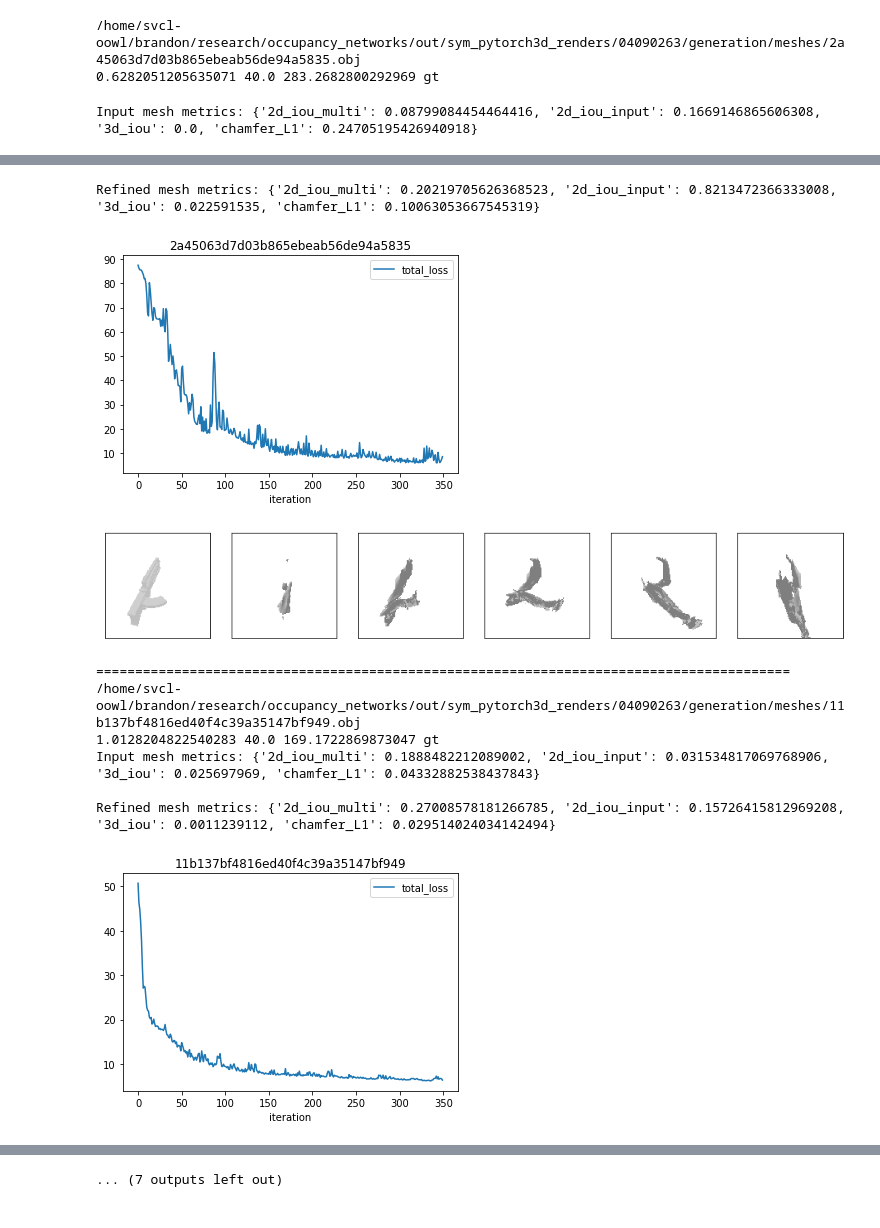
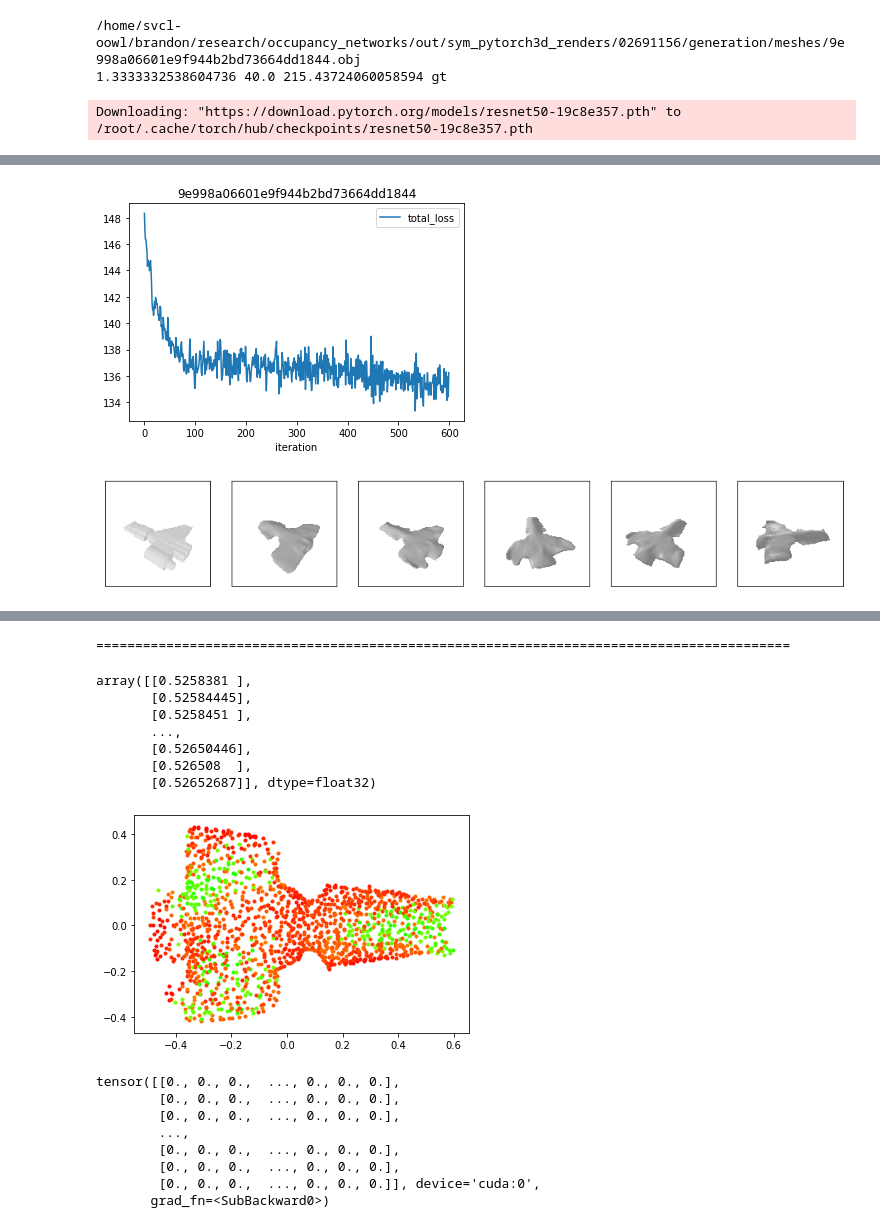
Before and after one commit to b7leung/sil_consistent_at_inference, a Jupyter notebook: notebooks/Simulate_Full_Pipeline.ipynb, the cells around one changed output, grey strips where cells are left out. Drawn from its saved outputs; the diff is of its cells as text; code cells hidden in the pictures.

```diff
--- a/notebooks/Simulate_Full_Pipeline.ipynb
+++ b/notebooks/Simulate_Full_Pipeline.ipynb
@@ -35,7 +38,7 @@ from mesh_refiner import MeshRefiner
 # %%
 # shapenet
 dataset_type = "shapenet"
-class_name = "04090263"
+class_name = "02691156"
 gt_shapes_list_path = "data/gt_shapes_path_lists/shapenet_{}_gt_shapes.lst".format(class_name)
 
 # regular
@@ -59,8 +62,8 @@ input_mesh_dir = "/home/svcl-oowl/brandon/research/occupancy_networks/out/sym_py
 #input_img_dir = "data/pix3d_images_processed_filtered/{}/rgba".format(class_name)
 #gt_shapes_list_path = "data/gt_shapes_path_lists/pix3d_{}_gt_shapes.lst".format(class_name)
 # %%
-#cfg_path = "configs/test.yaml"
-cfg_path = "configs/final_refinement_params.yaml"
+cfg_path = "configs/test.yaml"
+#cfg_path = "configs/final_refinement_params.yaml"
 #cfg_path = "configs/ablation_4_params.yaml"
 
 device = torch.device("cuda:0")
@@ -77,13 +80,18 @@ instances = [str(path).split('/')[-1].replace(".obj", "") for path in list(Path(
 #instances = ['2394', '1517', '0191', '1598']
 #instances = instances[:20]
 # airplane sym
+instances = ["9e998a06601e9f944b2bd73664dd1844"]
+#instances = ["5eb91263da1f0bf3e816c75152573ee0"]
 #instances = ["5eb91263da1f0bf3e816c75152573ee0", "9e998a06601e9f944b2bd73664dd1844"]
 # chair sym
 #instances = ["5ce845f80b1d407282dde982679cd879", "f7ffdf91b66c0c989c9513cebb0fb44c", "f9e7dcaf9b7a9eb3c9befbd10d7e29b", "b58a0307a86959bd564f6f5de611dfed"]
 # speakers sym
 #instances = ['8aea25f1090e419c9f78b1e1185445c4', '400fb89ed6cc3d2bf1acfa9a5200e941', '799a7910c5084f1a799c6c3b2fff049', 'fad354295b4c0fdb55266ce6303fe1e0']
 # gun sym
-instances = ['2a45063d7d03b865ebeab56de94a5835', '11b137bf4816ed40f4c39a35147bf949', '84de9995b0a416b5fb5c1b0f759e2bc1', '809d2439412bcdac896cb6094e2801d6', '938be7a1544953152c3271e911ffe19', '235853d2947a90e65e9786b1603f45c8']
+#instances = ['2a45063d7d03b865ebeab56de94a5835', '11b137bf4816ed40f4c39a35147bf949', '84de9995b0a416b5fb5c1b0f759e2bc1', '809d2439412bcdac896cb6094e2801d6', '938be7a1544953152c3271e911ffe19', '235853d2947a90e65e9786b1603f45c8']
+#instances = ['235853d2947a90e65e9786b1603f45c8']
+# boat sym
+#instances = ['203c2cac2c46e06c320fa6e2cd857828', '2362039302d80f99f2c9de96bdb467eb', 'e5a3728a3b5a7ecd1d2d2f3b717d35d5']
 
 print(instances)
 print(cfg)
@@ -96,7 +104,7 @@ num_elevs=20
 num_dists=40
 
 pose_settings=["gt"]
-show_metrics = True
+show_metrics = False
 
 results_df = pd.DataFrame()
 for instance in instances:
@@ -142,7 +150,7 @@ for instance in instances:
 
 
         mesh_refiner = MeshRefiner(cfg, device)
-        refined_mesh, loss_info = mesh_refiner.refine_mesh(input_mesh, input_image, dist, elev, azim)
+        refined_mesh, refinement_info = mesh_refiner.refine_mesh(input_mesh, input_image, dist, elev, azim)
         refined_mesh_path = os.path.join("notebooks/out", "{}_{}.obj".format(instance, name))
         save_obj(refined_mesh_path, refined_mesh.verts_packed(), refined_mesh.faces_packed())
         refined_trimesh = trimesh.load(refined_mesh_path)
@@ -154,12 +162,12 @@ for instance in instances:
             print("Refined mesh metrics: {}".format(refined_metrics_dict))
             instance_info = {**instance_info, **{"refined_{}_{}".format(name, metric):refined_metrics_dict[metric] for metric in refined_metrics_dict}}
 
-        loss_info.plot.line(x='iteration', y='total_loss', title="{}".format(instance))
+        refinement_info["loss_info"].plot.line(x='iteration', y='total_loss', title="{}".format(instance))
         visualization_tools.show_refinement_results(input_image, input_mesh, refined_mesh, dist, elev, azim, device)
 
     results_df = results_df.append(instance_info, ignore_index=True)
     print("=========================================================================================")
 # %% [output]
-/home/svcl-oowl/brandon/research/occupancy_networks/out/sym_pytorch3d_renders/04090263/generation/meshes/2a45063d7d03b865ebeab56de94a5835.obj
-0.6282051205635071 40.0 283.2682800292969 gt
+/home/svcl-oowl/brandon/research/occupancy_networks/out/sym_pytorch3d_renders/02691156/generation/meshes/9e998a06601e9f944b2bd73664dd1844.obj
+1.3333332538604736 40.0 215.43724060058594 gt
-Input mesh metrics: {'2d_iou_multi': 0.08799084454464416, '2d_iou_input': 0.1669146865606308, '3d_iou': 0.0, 'chamfer_L1': 0.24705195426940918}
+Downloading: "https://download.pytorch.org/models/resnet50-19c8e357.pth" to /root/.cache/torch/hub/checkpoints/resnet50-19c8e357.pth
@@ -167,10 +174,2 @@ Downloading: "https://download.pytorch.org/models/resnet50-19c8e357.pth" to /roo
-Refined mesh metrics: {'2d_iou_multi': 0.20219705626368523, '2d_iou_input': 0.8213472366333008, '3d_iou': 0.022591535, 'chamfer_L1': 0.10063053667545319}
-[figure, old version]
+[figure, new version]
-[figure, old version]
+[figure, new version]
-=========================================================================================
-/home/svcl-oowl/brandon/research/occupancy_networks/out/sym_pytorch3d_renders/04090263/generation/meshes/11b137bf4816ed40f4c39a35147bf949.obj
-1.0128204822540283 40.0 169.1722869873047 gt
-Input mesh metrics: {'2d_iou_multi': 0.1888482212089002, '2d_iou_input': 0.031534817069768906, '3d_iou': 0.025697969, 'chamfer_L1': 0.04332882538437843}
-
-Refined mesh metrics: {'2d_iou_multi': 0.27008578181266785, '2d_iou_input': 0.15726415812969208, '3d_iou': 0.0011239112, 'chamfer_L1': 0.029514024034142494}
-[figure, removed]
@@ -186 +176 @@ Refined mesh metrics: {'2d_iou_multi': 0.21835151066382727, '2d_iou_input': 0.20
-... (7 outputs left out)
+=========================================================================================
@@ -189,0 +201,40 @@ print(results_df.mean())
+# %%
+np.sort(refinement_info["sym_conf_scores"].numpy(), axis=0)
+# %% [output]
+array([[0.5258381 ],
+       [0.52584445],
+       [0.5258451 ],
+       ...,
+       [0.52650446],
+       [0.526508  ],
+       [0.52652687]], dtype=float32)
+# %%
+fig = plt.figure()
+ax2 = fig.add_subplot(111)
+
+num_verts = refinement_info["sym_conf_scores"].shape[0]
+mesh_verts = refined_mesh.verts_packed()
+mesh_rgb_verts = sym_conf_to_rgb(refinement_info["sym_conf_scores"].numpy())
+for i in range(num_verts):
+    x = mesh_verts[i][0].item()
+    y = mesh_verts[i][1].item()
+    z = mesh_verts[i][2].item()
+    color = np.expand_dims(mesh_rgb_verts[i], 0)
+    ax2.scatter(x, z, c=color, marker='.')
+plt.show()
+# %% [output]
+[figure, added]
+# %%
+print(refinement_info["img_sym_loss_debug_imgs"][0][3][...,0]-(refinement_info["img_sym_loss_debug_imgs"][0][3][...,3]==0).type(torch.float32))
+#conf_map_values = refinement_info["img_sym_loss_debug_imgs"][0][3].detach().cpu().numpy().reshape(-1)
+#for x in np.sort(conf_map_values):
+#    print(x)
+# %% [output]
+tensor([[0., 0., 0.,  ..., 0., 0., 0.],
+        [0., 0., 0.,  ..., 0., 0., 0.],
+        [0., 0., 0.,  ..., 0., 0., 0.],
+        ...,
+        [0., 0., 0.,  ..., 0., 0., 0.],
+        [0., 0., 0.,  ..., 0., 0., 0.],
+        [0., 0., 0.,  ..., 0., 0., 0.]], device='cuda:0',
+       grad_fn=<SubBackward0>)
```
Also changed, not shown: parts of 12 cells of this notebook, 14 other files.
